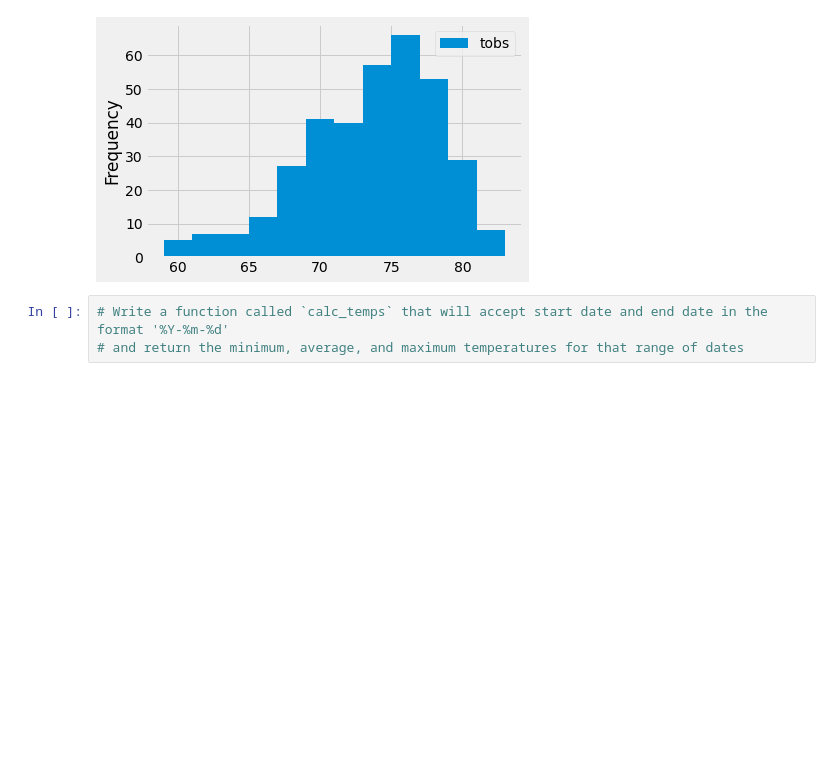
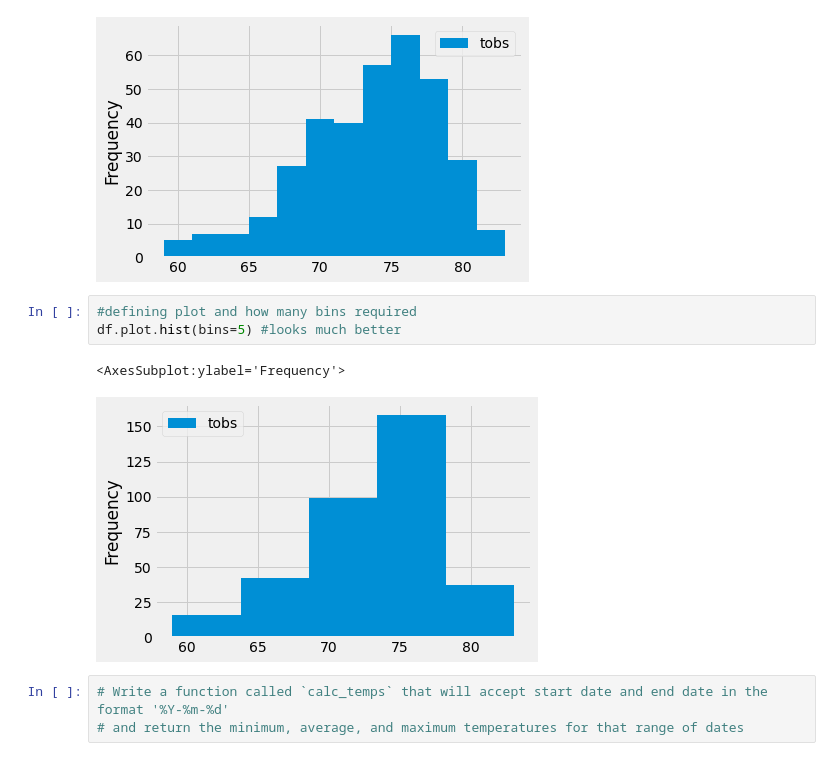
Before and after one commit to JerryMcG/surfs_up, a Jupyter notebook: climate_analysis.ipynb, the cells around one changed output. Saved outputs shown, nothing was run; the diff lists cells and outputs as text; blank space fills up the shorter version.

```diff
--- a/climate_analysis.ipynb
+++ b/climate_analysis.ipynb
@@ -103,6 +103,12 @@ df.plot.hist(bins=12)
 # %% [output]
 <AxesSubplot:ylabel='Frequency'>
 [figure]
+# %%
+#defining plot and how many bins required
+df.plot.hist(bins=5) #looks much better
+# %% [output]
+<AxesSubplot:ylabel='Frequency'>
+[figure, added]
 # %%
 # Write a function called `calc_temps` that will accept start date and end date in the format '%Y-%m-%d'
 # and return the minimum, average, and maximum temperatures for that range of dates
```
Also changed, not shown: 1 other file.
